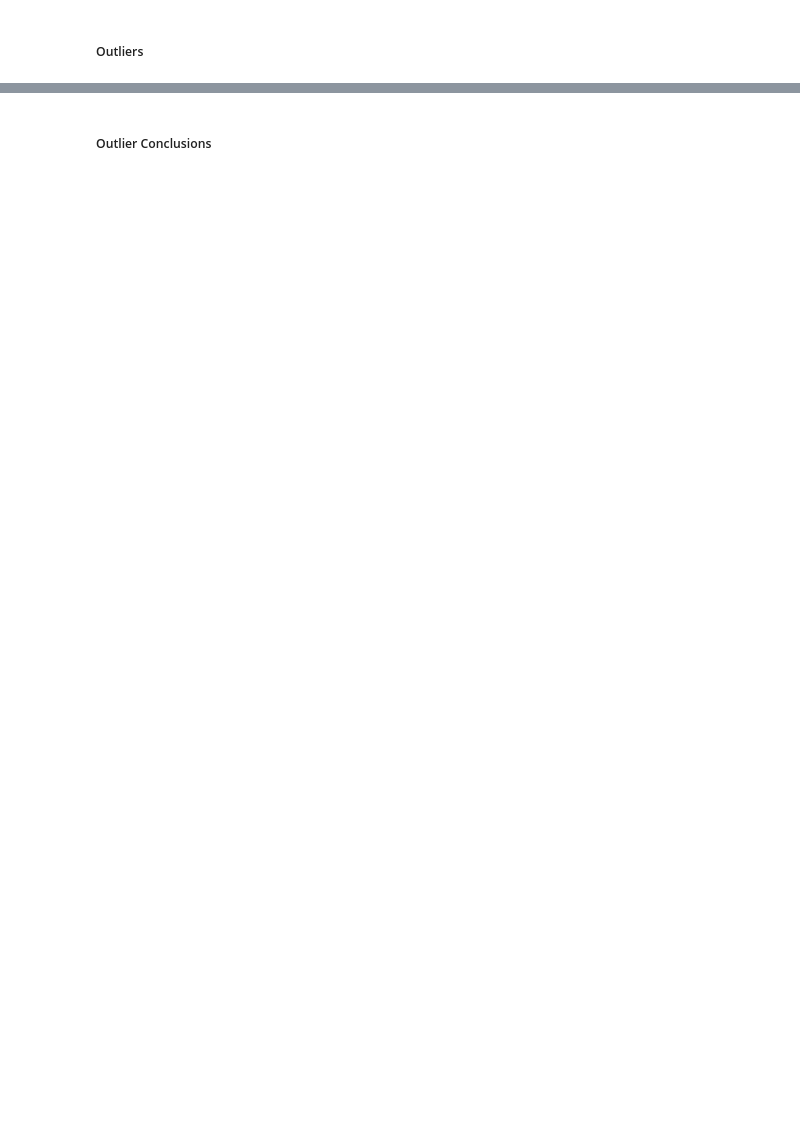
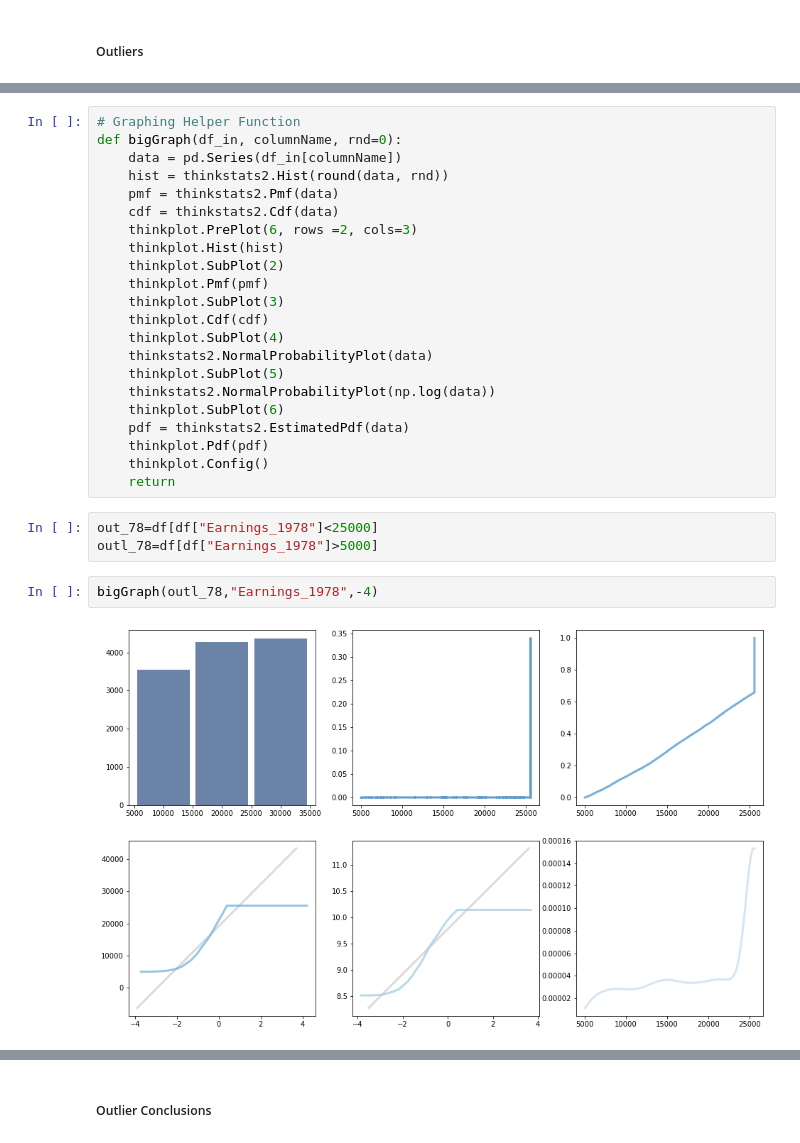
Before and after one commit to SidhST12/BSIP_Assignment_1_Students, a Jupyter notebook: stats_asn_1_stud_temp.ipynb, the cells around one changed output, grey strips where cells are left out. Saved outputs shown, nothing was run; the diff lists cells and outputs as text; blank space fills up the shorter version.

```diff
--- a/stats_asn_1_stud_temp.ipynb
+++ b/stats_asn_1_stud_temp.ipynb
@@ -421,0 +489,29 @@ df78=df["Earnings_1978"]
+# %%
+# Graphing Helper Function
+def bigGraph(df_in, columnName, rnd=0):
+    data = pd.Series(df_in[columnName])
+    hist = thinkstats2.Hist(round(data, rnd))
+    pmf = thinkstats2.Pmf(data)
+    cdf = thinkstats2.Cdf(data)
+    thinkplot.PrePlot(6, rows =2, cols=3)
+    thinkplot.Hist(hist)
+    thinkplot.SubPlot(2)
+    thinkplot.Pmf(pmf)
+    thinkplot.SubPlot(3)
+    thinkplot.Cdf(cdf)
+    thinkplot.SubPlot(4)
+    thinkstats2.NormalProbabilityPlot(data)
+    thinkplot.SubPlot(5)
+    thinkstats2.NormalProbabilityPlot(np.log(data))
+    thinkplot.SubPlot(6)
+    pdf = thinkstats2.EstimatedPdf(data)
+    thinkplot.Pdf(pdf)
+    thinkplot.Config()
+    return
+# %%
+out_78=df[df["Earnings_1978"]<25000]
+outl_78=df[df["Earnings_1978"]>5000]
+# %%
+bigGraph(outl_78,"Earnings_1978",-4)
+# %% [output]
+[figure, added]
```
Also changed, not shown: parts of 20 cells of this notebook.
